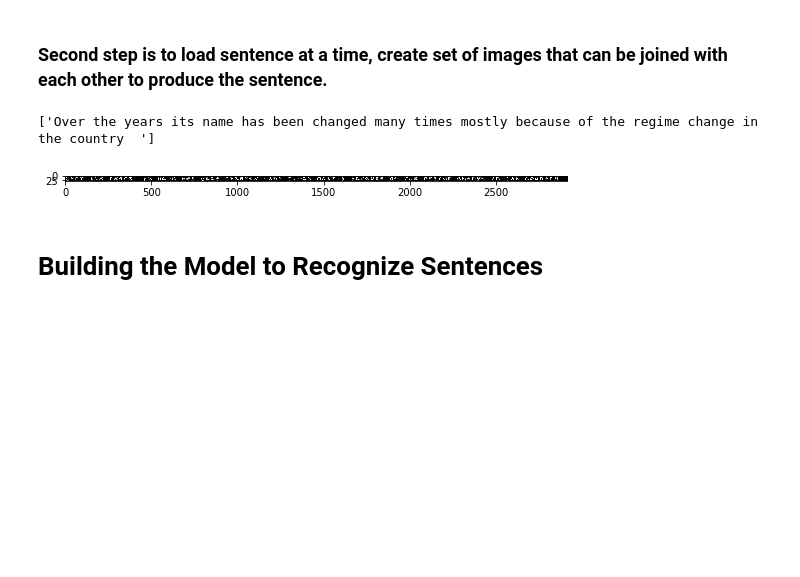
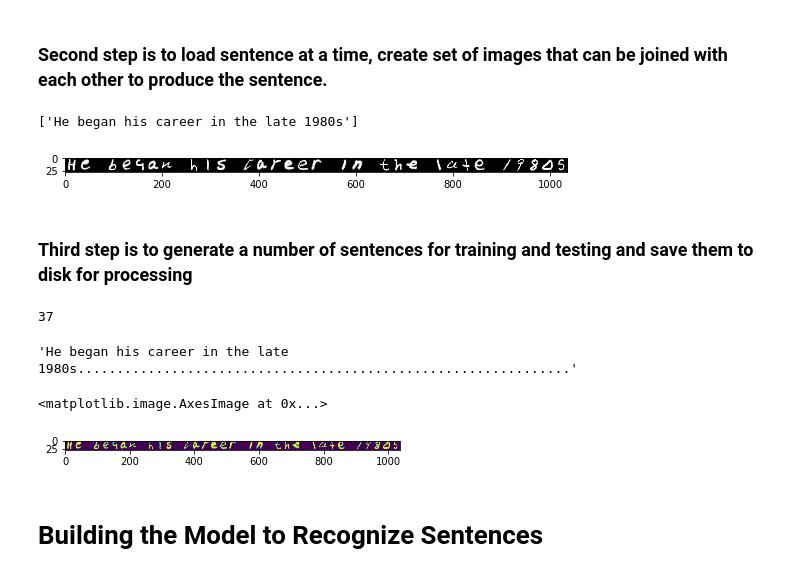
Before and after one commit to PacktPublishing/Hands-On-Deep-Learning-for-Mobile, a Jupyter notebook: Chapter6/reading-sentences.ipynb, the cells around one changed output. Drawn from its saved outputs; the diff is of its cells as text; code cells hidden in the pictures; blank space fills up the shorter version.

Commit message:
partial image generation

```diff
--- a/Chapter6/reading-sentences.ipynb
+++ b/Chapter6/reading-sentences.ipynb
@@ -34,13 +34,16 @@ print(raw_sentences[99], '\n', raw_sentences[100])
  He was was arrested and booked on charges of first - degree murder and first - degree robbery .
  A 2006 estimate by the International Organization for Migration put the number of Sudanese people in the UK at a much higher figure .
 # %%
-# As we see there are lots of punctuations which we dont have in EMNIST, so we are going to remove them
+# As we see there are lots of punctuations which we dont have in EMNIST, so we are going to remove them,
+# and replace multiple spaces with one
+import re
+
 sentences = []
 table = str.maketrans({key: None for key in string.punctuation})  # translation table
 
 for sentence in raw_sentences:
-    clean_sentence = sentence.translate(table)  # remove punctuation
-    sentences.append(clean_sentence)  # add to clean sentences
+    clean_sentence = re.sub('  +', ' ', sentence.translate(table))  # remove punctuation
+    sentences.append(clean_sentence.strip())  # add to clean sentences
 
 print(sentences[99], '\n', raw_sentences[99])
 # %% [output]
@@ -98,9 +101,9 @@ for idx, code in enumerate(train['labels'].tolist()):
 # %% [markdown]
 ### Second step is to load sentence at a time, create set of images that can be joined with each other to produce the sentence.
 # %%
-def get_sample_sentences(num_sentence=10):
+def get_sample_sentences(sentences_in=sentences, num_sentence=10):
     # Get a defined number of sentences from the data
-    return np.random.choice(sentences, num_sentence)
+    return np.random.choice(sentences_in, num_sentence)
 
 def get_generate_image(words, chars=train['features'], index=image_index):
     # sentence is string of char/numbers that needs to be converted into an image
@@ -126,12 +129,14 @@ def get_generate_image(words, chars=train['features'], index=image_index):
 
     return image
 # %%
-s = get_sample_sentences(1)
+s = get_sample_sentences(sentences, 1)
 print(s)
 img = get_generate_image(s[0])
 plt.figure(figsize=(9,2))
 plt.imshow(img, cmap='gray')
 plt.show()
 # %% [output]
-['Over the years its name has been changed many times mostly because of the regime change in the country  ']
+['He began his career in the late 1980s']
-[figure, old version]
+[figure, new version]
+# %% [markdown]
+### Third step is to generate a number of sentences for training and testing and save them to disk for processing
@@ -137,0 +146,17 @@ plt.show()
+# %%
+s1 = s[0]
+len(s1)
+# %% [output]
+37
+# %%
+s1[0:20] if (len(s1) > 100) else s1.ljust(100, '.')
+# %% [output]
+'He began his career in the late 1980s...............................................................'
+# %%
+images_tst[0, :, :] += img
+images_tst[1, :, :] += img
+images_tst[2, :, :] += img
+plt.imshow(images_tst[2])
+# %% [output]
+<matplotlib.image.AxesImage at 0x...>
+[figure, added]
```
Also changed, not shown: parts of 2 cells of this notebook.
